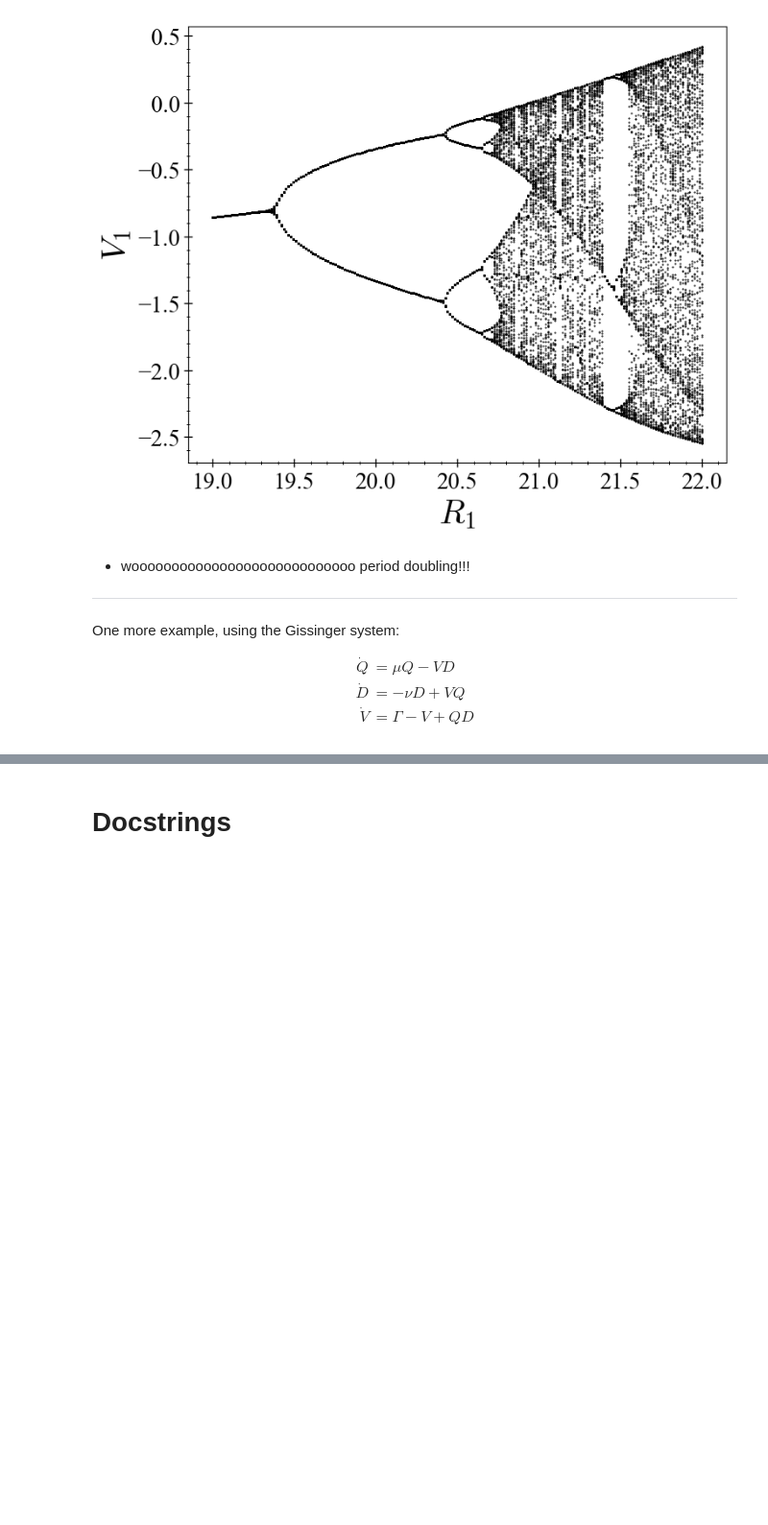
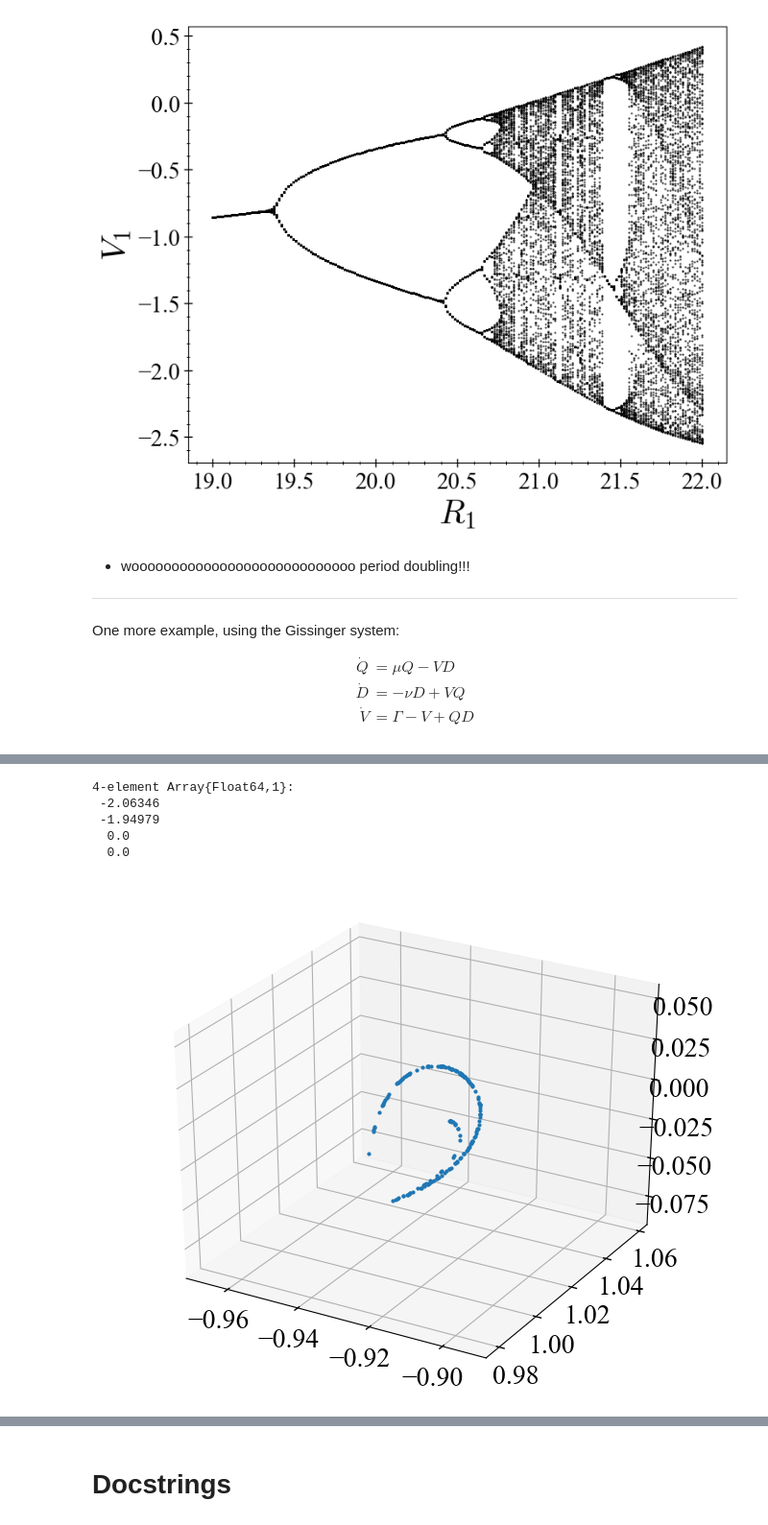
Before and after one commit to xorJane/tutorials, a Jupyter notebook: 3. Orbit diagrams, Surfaces of Section.ipynb, the cells around one changed output, grey strips where cells are left out. Shown at 96% size. Cells and saved outputs as stored; diff of their text form; code cells hidden in the pictures; blank space fills up the shorter version.

Commit message:
new poincare

```diff
--- a/3. Orbit diagrams, Surfaces of Section.ipynb
+++ b/3. Orbit diagrams, Surfaces of Section.ipynb
@@ -432,0 +459,27 @@ xlabel("\$\\mu\$"); ylabel("\$D\$");
+# %%
+# Define appropriate hyperplane for gissinger system
+const ν = 0.1
+const Γ = 0.9 # default parameters of the system
+
+# I want hyperperplane defined by these two points:
+Np(μ) = SVector{3}(sqrt(ν + Γ*sqrt(ν/μ)), -sqrt(μ + Γ*sqrt(μ/ν)), -sqrt(μ*ν))
+Nm(μ) = SVector{3}(-sqrt(ν + Γ*sqrt(ν/μ)), sqrt(μ + Γ*sqrt(μ/ν)), -sqrt(μ*ν))
+
+# Create hyperplane using normal vector to vector connecting points:
+gis_plane(μ) = (d = (Np(μ) - Nm(μ)); [d[2], -d[1], 0, 0])
+
+gis_plane(0.112)
+# %% [output]
+4-element Array{Float64,1}:
+ -2.06346
+ -1.94979
+  0.0
+  0.0
+# %%
+μ = 0.12
+set_parameter!(gis, 1, μ)
+figure(figsize = (8,6))
+psos = poincaresos(gis, gis_plane(μ), 2000.0, Ttr = 2000.0)
+plot3D(columns(psos)..., marker = "o", ls = "None", ms = 2.0);
+# %% [output]
+[figure, added]
```
Also changed, not shown: parts of 20 cells of this notebook.
